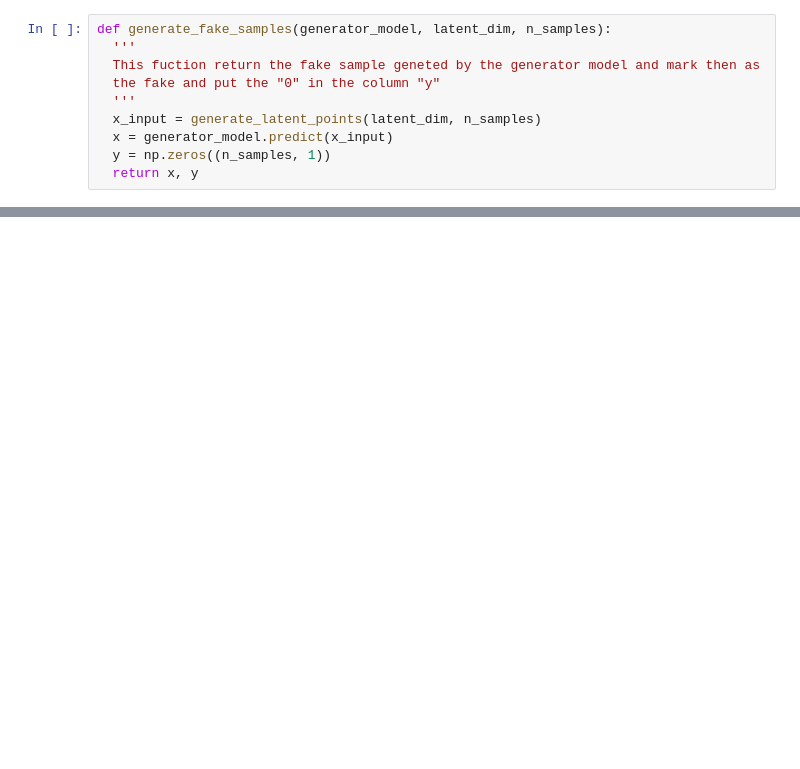
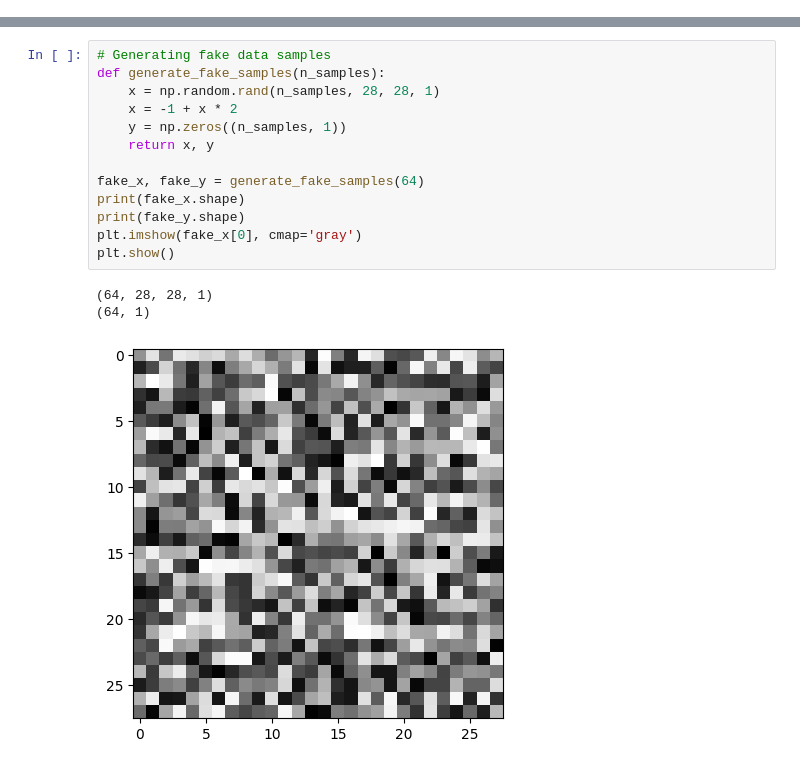
Before and after one commit to AvivaShooman/GenAI-Assignment-4, a Jupyter notebook: Assignment 4_GAN_for_MNIST_Dataset.ipynb, the cells around one changed output, grey strips where cells are left out. Saved outputs shown, nothing was run; the diff lists cells and outputs as text; blank space fills up the shorter version.

```diff
--- a/Assignment 4_GAN_for_MNIST_Dataset.ipynb
+++ b/Assignment 4_GAN_for_MNIST_Dataset.ipynb
@@ -283,10 +0,0 @@ print(len(x_input[0]))
-# %%
-def generate_fake_samples(generator_model, latent_dim, n_samples):
-  '''
-  This fuction return the fake sample geneted by the generator model and mark then as
-  the fake and put the "0" in the column "y"
-  '''
-  x_input = generate_latent_points(latent_dim, n_samples)
-  x = generator_model.predict(x_input)
-  y = np.zeros((n_samples, 1))
-  return x, y
@@ -447,0 +105,17 @@ epoch:5, batch:438/468, real_loss_of_discriminator:0.858, fake_loss_of_discri
+# %%
+# Generating fake data samples
+def generate_fake_samples(n_samples):
+    x = np.random.rand(n_samples, 28, 28, 1)
+    x = -1 + x * 2
+    y = np.zeros((n_samples, 1))
+    return x, y
+
+fake_x, fake_y = generate_fake_samples(64)
+print(fake_x.shape)
+print(fake_y.shape)
+plt.imshow(fake_x[0], cmap='gray')
+plt.show()
+# %% [output]
+(64, 28, 28, 1)
+(64, 1)
+[figure, added]
```
Also changed, not shown: parts of 54 cells of this notebook.
